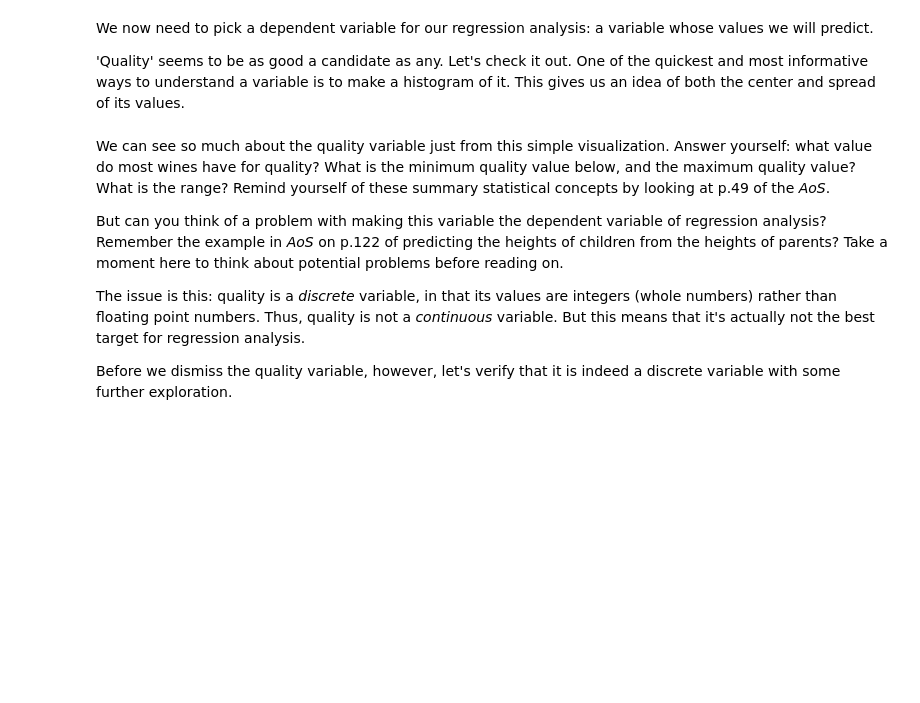
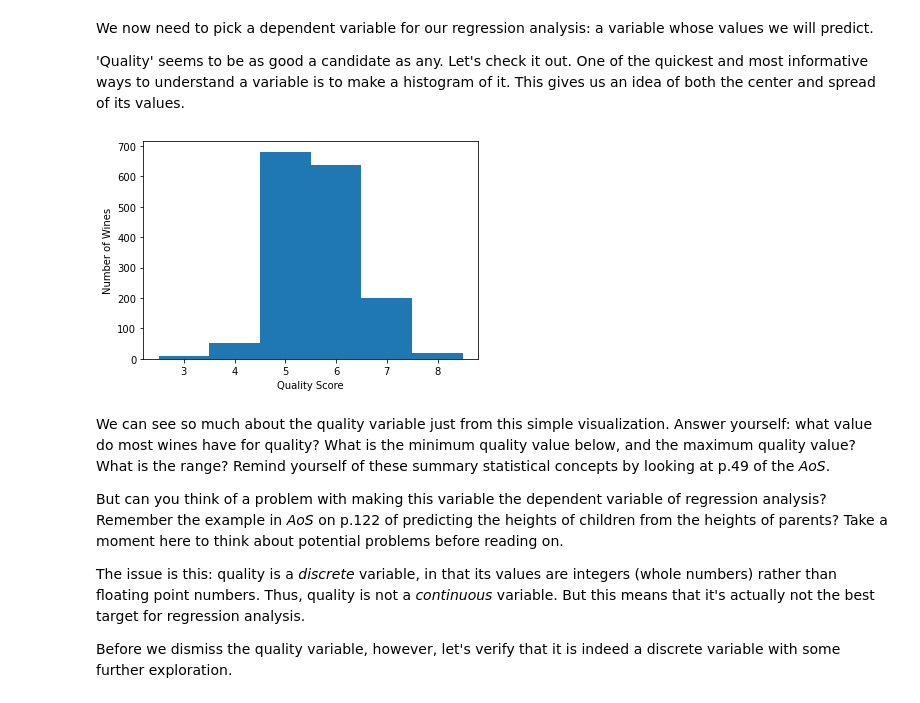
Before and after one commit to jbuckel/SpringboardNew, a Jupyter notebook: 11.4.1 Case Study - Linear Regression/Springboard Regression Case Study - the Red Wine Dataset - Tier 3.ipynb, the cells around one changed output. Drawn from its saved outputs; the diff is of its cells as text; code cells hidden in the pictures; blank space fills up the shorter version.

```diff
--- a/11.4.1 Case Study - Linear Regression/Springboard Regression Case Study - the Red Wine Dataset - Tier 3.ipynb
+++ b/11.4.1 Case Study - Linear Regression/Springboard Regression Case Study - the Red Wine Dataset - Tier 3.ipynb
@@ -111,7 +112,12 @@ We now need to pick a dependent variable for our regression analysis: a variable
 'Quality' seems to be as good a candidate as any. Let's check it out. One of the quickest and most informative ways to understand a variable is to make a histogram of it. This gives us an idea of both the center and spread of its values.
 # %%
 # Making a histogram of the quality variable.
-_ _ _
+bins = [3,4,5,6,7,8,9]
+_ = plt.hist(wine['quality'], bins=bins, align='left')
+_ = plt.xlabel('Quality Score')
+_ = plt.ylabel('Number of Wines')
+# %% [output]
+[figure, added]
 # %% [markdown]
 We can see so much about the quality variable just from this simple visualization. Answer yourself: what value do most wines have for quality? What is the minimum quality value below, and the maximum quality value? What is the range? Remind yourself of these summary statistical concepts by looking at p.49 of the *AoS*.
 
```
Also changed, not shown: parts of 34 cells of this notebook.
